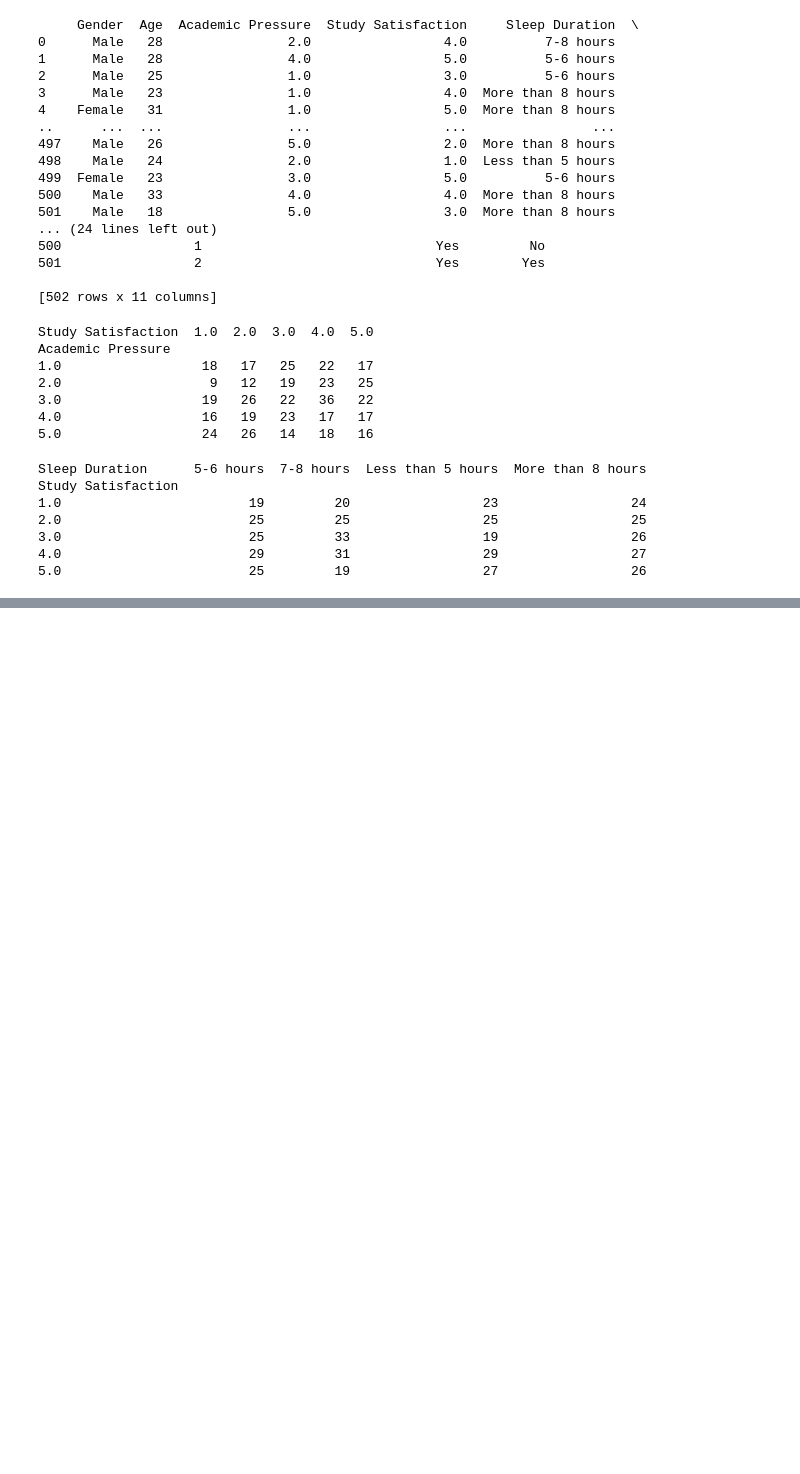
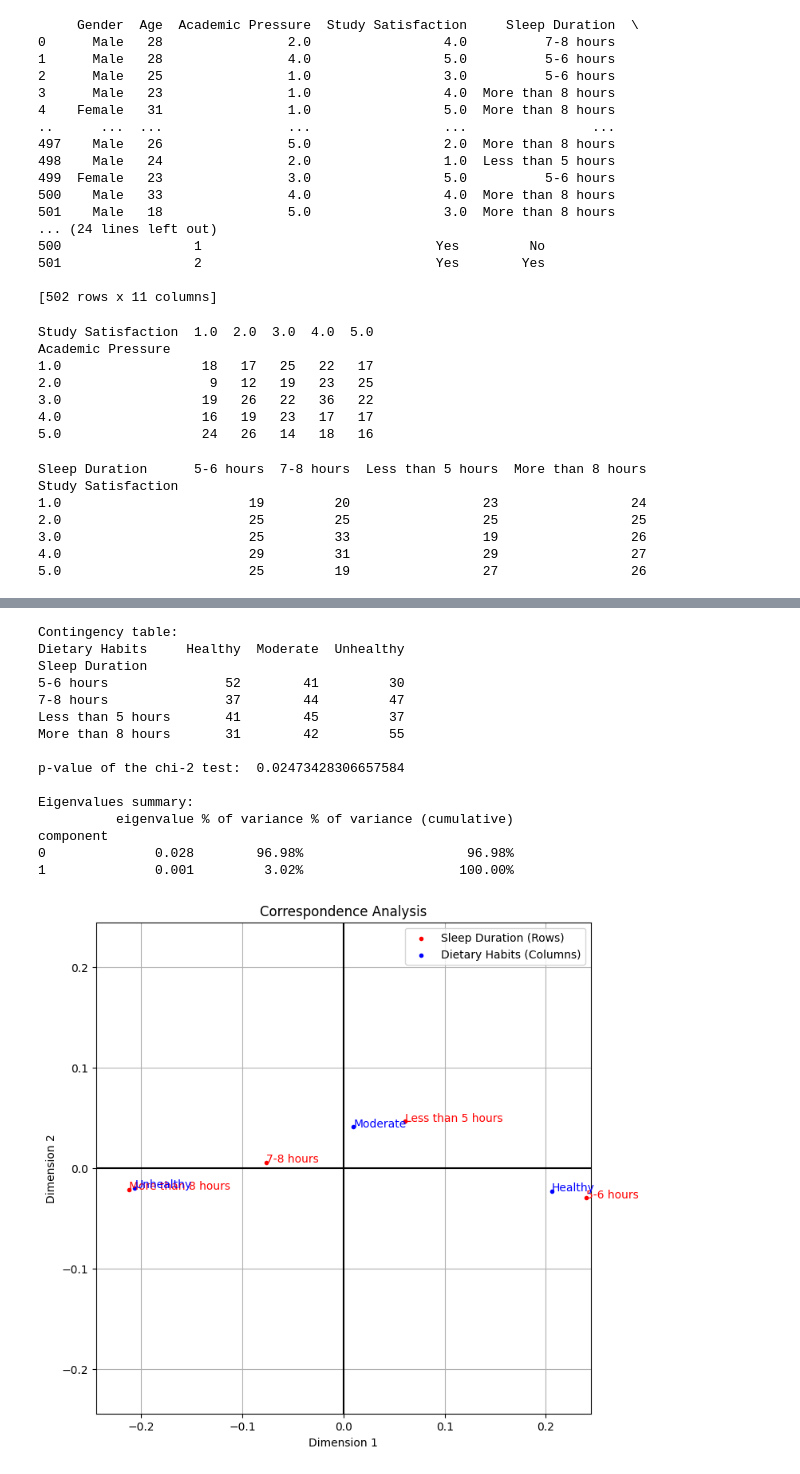
Before and after one commit to bourgouinraphael/Projet_traitement_info, a Jupyter notebook: Projet.ipynb, the cells around one changed output, grey strips where cells are left out. Cells and saved outputs as stored; diff of their text form; code cells hidden in the pictures; blank space fills up the shorter version.

Commit message:
Added chi2 test and component contribution plot and found some correlations

```diff
--- a/Projet.ipynb
+++ b/Projet.ipynb
@@ -49,18 +72,22 @@ Study Satisfaction
 # %%
 def make_plot(dataframe, index_column1, index_column2, select_depressive):
 
-    if select_depressive == 0:
-        filtered_df = dataframe[dataframe[dataframe.columns[-1]] != "Yes"]
-    elif select_depressive == 1:
-        filtered_df = dataframe[dataframe[dataframe.columns[-1]] != "No"]
-    else:
-        filtered_df = dataframe
+    filtered_df = select_d(dataframe, select_depressive)
 
     cont_table = get_contingency_table(filtered_df, index_column1, index_column2)
+    print("Contingency table:")
     print(cont_table)
+    print("")
+
+    print("p-value of the chi-2 test: ", chi2_test(dataframe, index_column1, index_column2, select_depressive))
+    print("")
 
     ca = prince.CA(n_components=2)
     ca = ca.fit(cont_table)
+
+    print("Eigenvalues summary:")
+    print(ca.eigenvalues_summary)
+    print("")
 
     # Extract row and column coordinates
     row_coords = ca.row_coordinates(cont_table)
@@ -92,4 +119,22 @@ def make_plot(dataframe, index_column1, index_column2, select_depressive):
     plt.legend()
     plt.grid()
     plt.show()
+
+    #Plotting the Row and column contributions
+
+    fig, ((ax1, ax2), (ax3, ax4)) = plt.subplots(nrows=2, ncols=2, figsize=(12, 8))
+
+    ax1.set_title("Row contribution to the first component")
+    ax1.bar(ca.row_contributions_[0].index.values, ca.row_contributions_[0])
+
+    ax2.set_title("Row contribution to the second component")
+    ax2.bar(ca.row_contributions_[1].index.values, ca.row_contributions_[1])
+
+    ax3.set_title("Column contribution to the first component")
+    ax3.bar(ca.column_contributions_[0].index.values, ca.column_contributions_[0])
+
+    ax4.set_title("Column contribution to the second component")
+    ax4.bar(ca.column_contributions_[1].index.values, ca.column_contributions_[1])
+
+    plt.show()
 # %%
@@ -126,0 +147,21 @@ Study Satisfaction
+# %%
+index_column1, index_column2 = 4, 5
+
+make_plot(df, index_column1, index_column2, -1) # Tout le monde
+# %% [output]
+Contingency table:
+Dietary Habits     Healthy  Moderate  Unhealthy
+Sleep Duration
+5-6 hours               52        41         30
+7-8 hours               37        44         47
+Less than 5 hours       41        45         37
+More than 8 hours       31        42         55
+
+p-value of the chi-2 test:  0.02473428306657584
+
+Eigenvalues summary:
+          eigenvalue % of variance % of variance (cumulative)
+component
+0              0.028        96.98%                     96.98%
+1              0.001         3.02%                    100.00%
+[figure, added]
```
Also changed, not shown: parts of 6 cells of this notebook.
